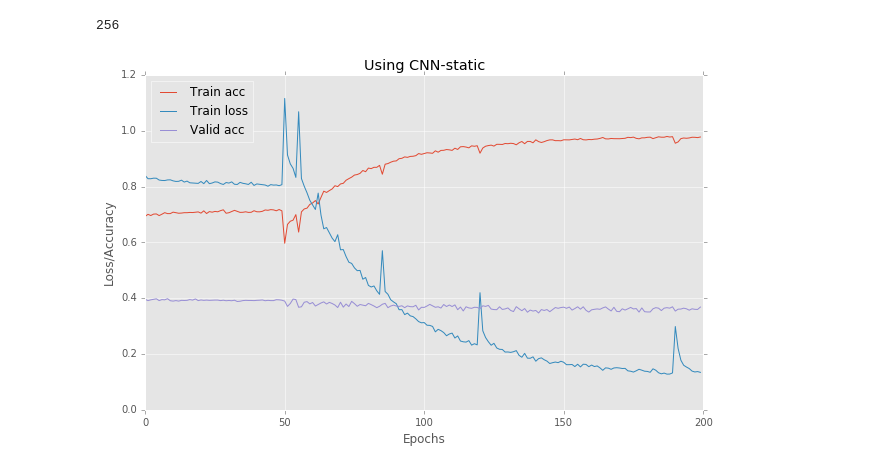
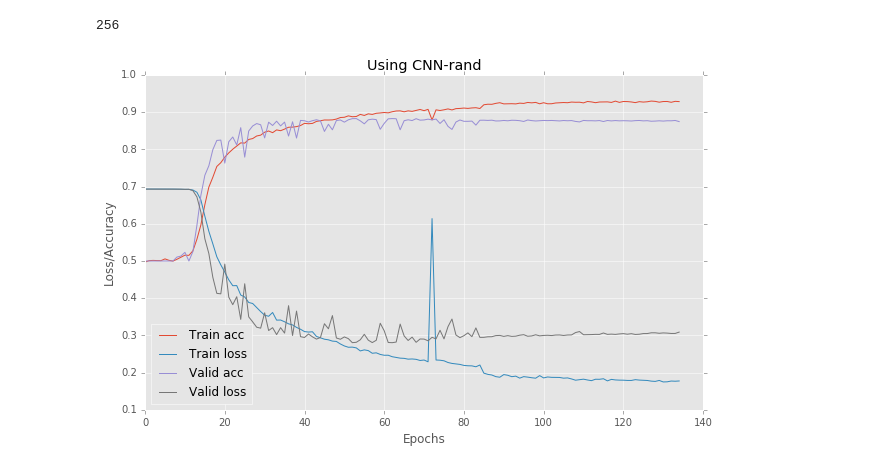
Before and after one commit to svjan5/CNN-for-text-classification, a Jupyter notebook: CNN/CNN_Main/CNN_Binary.ipynb, the cells around one changed output. Saved outputs shown, nothing was run; the diff lists cells and outputs as text; code cells hidden in the pictures.

```diff
--- a/CNN/CNN_Main/CNN_Binary.ipynb
+++ b/CNN/CNN_Main/CNN_Binary.ipynb
@@ -226,11 +207,11 @@ plt.show()
 # Loading saved data
 import pickle
 
-# filename = '/home/shikhar/Datasets/Models/3_CNN-static_2017-04-04_11:38:41'
+filename = '/home/shikhar/Datasets/Models/binaryBKP_CNN-rand_continued_2017-04-07_16:18:46'
 with open( filename, 'rb') as input:
     out = pickle.load(input)
 
-model.compile(loss="categorical_crossentropy", optimizer=optimizers.Adam(), metrics=["accuracy"])
+model.compile(loss="binary_crossentropy", optimizer=optimizers.SGD(.01), metrics=["accuracy"])
 model.set_weights(out[1])
 # %%
 res = model.fit(x_train, y_train,
@@ -261,7 +242,7 @@ Epoch 300/300
 date = str(datetime.date.today() )
 time = str(datetime.datetime.now().time())[:-7]
 
-filename = '/home/shikhar/Datasets/Models/' + model_type + '_continued_' + date + '_' +time;
+filename = '/home/shikhar/Datasets/Models/binaryBKP_' + model_type + '_continued_' + date + '_' +time;
 with open( filename, 'wb') as output:
     pickle.dump([model.get_config(), model.get_weights(), model.history.history], output, pickle.HIGHEST_PROTOCOL)
 # %%
@@ -278,3 +253,9 @@ files = [
+# %%
+files = [
+    'binary_CNN-rand_2017-04-07_15:57:36',
+    'binaryBKP_CNN-rand_continued_2017-04-07_16:18:46',
+    'binaryBKP_CNN-rand_continued_2017-04-07_22:58:50'
+]
 # %%
 train_acc, train_loss, val_acc, val_loss = [],[],[],[]
 
@@ -289,19 +270,19 @@ for file in files:
 # %%
 import matplotlib.pyplot as plt
 plt.style.use('ggplot')
 plt.rcParams["figure.figsize"] = (10,6)
 plt.plot(train_acc)
 plt.plot(train_loss)
 plt.plot(val_acc)
-# plt.plot(val_loss)
-plt.legend(['Train acc','Train loss','Valid acc', 'Valid loss'], loc=2)
+plt.plot(val_loss)
+plt.legend(['Train acc','Train loss','Valid acc', 'Valid loss'], loc=3)
 plt.xlabel('Epochs')
 plt.ylabel('Loss/Accuracy')
 plt.title('Using '+ model_type)
 date = str(datetime.date.today() )
 time = str(datetime.datetime.now().time())[:-7]
 imgName = 'Images/' + model_type + '_' + date + '_' + time + '.jpg'
 plt.savefig( imgName, dpi= 200, bbox_inches='tight', transparent=False)
 plt.show()
 # %% [output]
-[figure, old version]
+[figure, new version]
```
Also changed, not shown: parts of 9 cells of this notebook, 4 other files.
